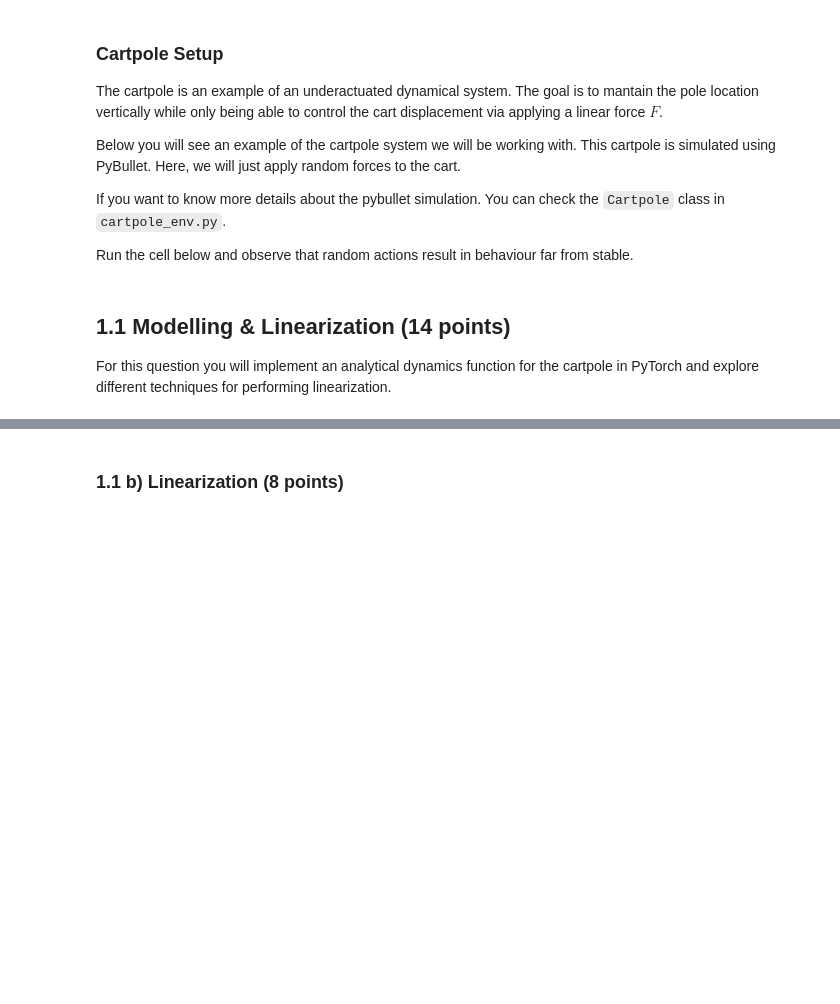
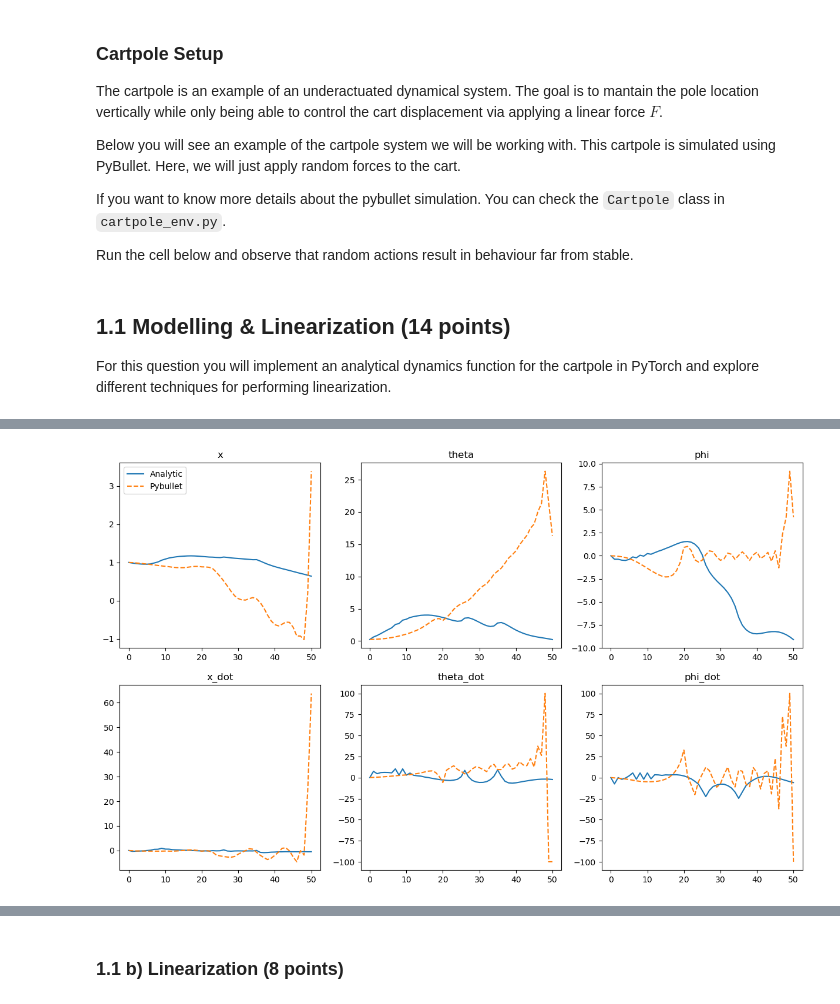
Before and after one commit to Cloudflipper/498fproj, a Jupyter notebook: ROB498_hw2.ipynb, the cells around one changed output, grey strips where cells are left out. Cells and saved outputs as stored; diff of their text form; code cells hidden in the pictures; blank space fills up the shorter version.

```diff
--- a/ROB498_hw2.ipynb
+++ b/ROB498_hw2.ipynb
@@ -175,4 +173,77 @@ $$ \theta_{t+1} = \theta_t + \Delta t \: \dot{\theta}_{t+1}$$
 **GRADING INFO**:
 
 We will be checking the correctness of your dynamics implementation across different batch sizes.
+# %%
+from cartpole_env import *
+import matplotlib.pyplot as plt
+## Let's test to see if your analytic dynamics matches the simulator
+
+# first let's generate a random control sequence
+T = 50
+control_sequence = np.random.randn(T, 1)
+# print(control_sequence)
+start_state = np.array([1, 0.25, 0, 0, 0, 0])
+
+# We use the simulator to simulate a trajectory
+env = CartpoleEnv()
+env.reset(start_state)
+states_pybullet = np.zeros((T+1, 6))
+states_pybullet[0] = start_state
+
+states_analytic = torch.zeros(T+1, 1, 6) # Need an extra 1 which is the batch dimension (T x B x 4)
+states_analytic[0] = torch.from_numpy(start_state).reshape(1, 6)
+
+for t in range(T):
+    states_pybullet[t+1] = env.step(control_sequence[t])
+
+    current_state = states_analytic[t]
+    current_control = torch.from_numpy(control_sequence[t]).reshape(1, 1) # add batch dimension to control
+    states_analytic[t+1] = dynamics_analytic(current_state, current_control)
+
+# # Now we will use your analytic dynamics to simulate a trajectory
+# states_analytic = torch.zeros(T+1, 1, 6) # Need an extra 1 which is the batch dimension (T x B x 4)
+# states_analytic[0] = torch.from_numpy(start_state).reshape(1, 6)
+# for t in range(T):
+#     current_state = states_analytic[t]
+#     current_control = torch.from_numpy(control_sequence[t]).reshape(1, 1) # add batch dimension to control
+#     states_analytic[t+1] = dynamics_analytic(current_state, current_control)
+#     # import ipdb
+#     # ipdb.set_trace()
+
+# convert back to numpy for plotting
+states_analytic = states_analytic.reshape(T+1, 6).numpy()
+# print(states_analytic[:, 0])
+# print(states_pybullet[:, 0])
+
+# Plot and compare - They should be indistinguishable
+fig, axes = plt.subplots(2, 3, figsize=(15, 9))
+axes[0][0].plot(states_analytic[:, 0], label='Analytic')
+axes[0][0].plot(states_pybullet[:, 0], '--', label='Pybullet')
+
+axes[0][0].title.set_text('x')
+axes[0][1].plot(states_analytic[:, 1])
+axes[0][1].plot(states_pybullet[:, 1], '--')
+
+axes[0][1].title.set_text('theta')
+axes[0][2].plot(states_analytic[:, 2])
+axes[0][2].plot(states_pybullet[:, 2], '--')
+
+axes[0][2].title.set_text('phi')
+axes[1][0].plot(states_analytic[:, 3])
+axes[1][0].plot(states_pybullet[:, 3], '--')
+
+axes[1][0].title.set_text('x_dot')
+axes[1][1].plot(states_analytic[:, 4])
+axes[1][1].plot(states_pybullet[:, 4], '--')
+
+axes[1][1].title.set_text('theta_dot')
+axes[1][2].plot(states_analytic[:, 5])
+axes[1][2].plot(states_pybullet[:, 5], '--')
+
+axes[1][2].title.set_text('phi_dot')
+
+axes[0][0].legend()
+plt.show()
+# %% [output]
+[figure, added]
 # %%
```
Also changed, not shown: parts of 3 cells of this notebook, 4 other files.
